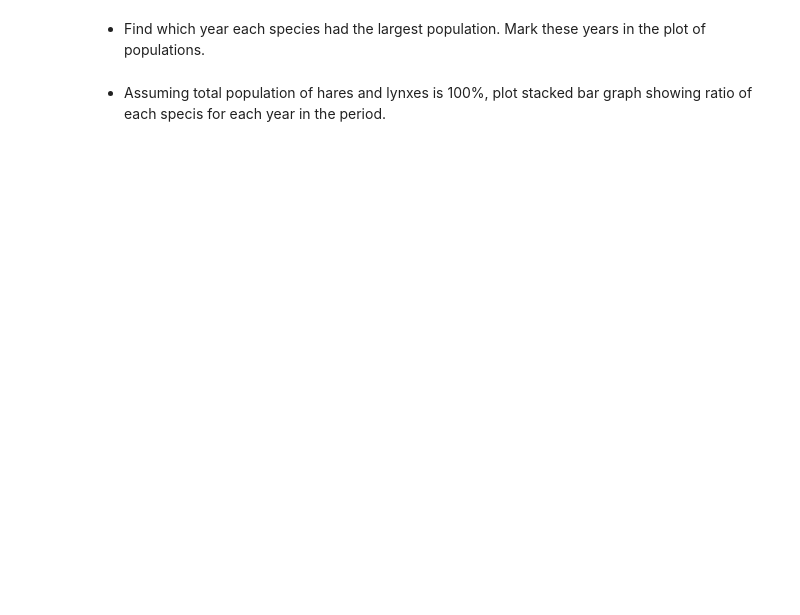
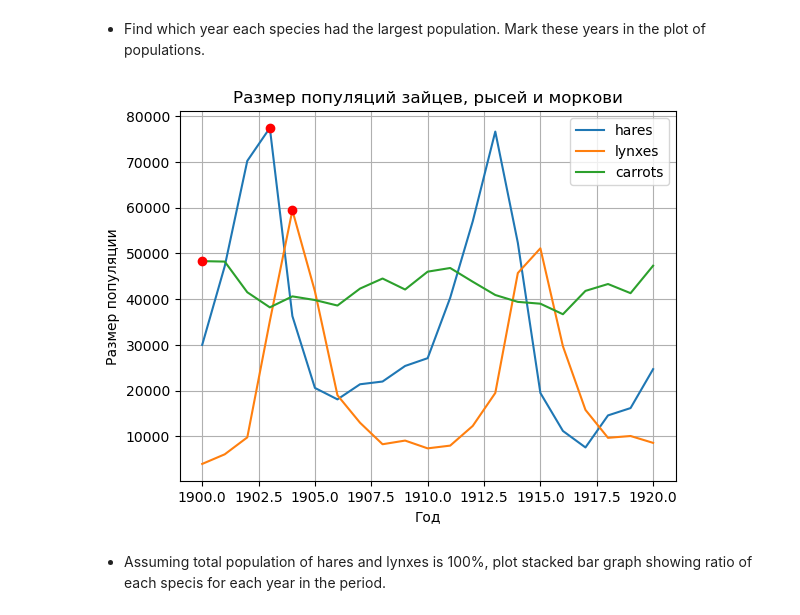
Before and after one commit to EgorovKS/EgorovKS_StatPrac, a Jupyter notebook: 2. numpy+matplotlib.ipynb, the cells around one changed output. Saved outputs shown, nothing was run; the diff lists cells and outputs as text; code cells hidden in the pictures; blank space fills up the shorter version.

```diff
--- a/2. numpy+matplotlib.ipynb
+++ b/2. numpy+matplotlib.ipynb
@@ -815,4 +905,40 @@ and do the following exercises **without for-loops**.
 # %% [markdown]
 - Find which year each species had the largest population. Mark these years in the plot of populations.
+# %%
+import numpy as np
+import matplotlib.pyplot as plt
+
+data = np.loadtxt('http://www.scipy-lectures.org/_downloads/populations.txt')
+
+years = data[:, 0]
+hares = data[:, 1]
+lynxes = data[:, 2]
+carrots = data[:, 3]
+
+plt.plot(years, hares, label = 'hares')
+plt.plot(years, lynxes, label = 'lynxes')
+plt.plot(years, carrots, label = 'carrots')
+
+#нахождение года с максимальной популяцией
+max_year_hares = years[np.argmax(hares)]
+max_year_lynxes = years[np.argmax(lynxes)]
+max_year_carrots = years[np.argmax(carrots)]
+
+#красным цветом отмечаем максимумы
+plt.plot(max_year_hares, max(hares), 'ro')
+plt.plot(max_year_lynxes, max(lynxes), 'ro')
+plt.plot(max_year_carrots, max(carrots), 'ro')
+
+plt.xlabel('Год')
+plt.ylabel('Размер популяции')
+plt.title('Размер популяций зайцев, рысей и моркови')
+
+plt.legend()
+
+plt.grid(True)
+
+plt.show()
+# %% [output]
+[figure, added]
 # %% [markdown]
 - Assuming total population of hares and lynxes is 100%, plot stacked bar graph showing ratio of each specis for each year in the period.
```
Also changed, not shown: parts of 8 cells of this notebook.
